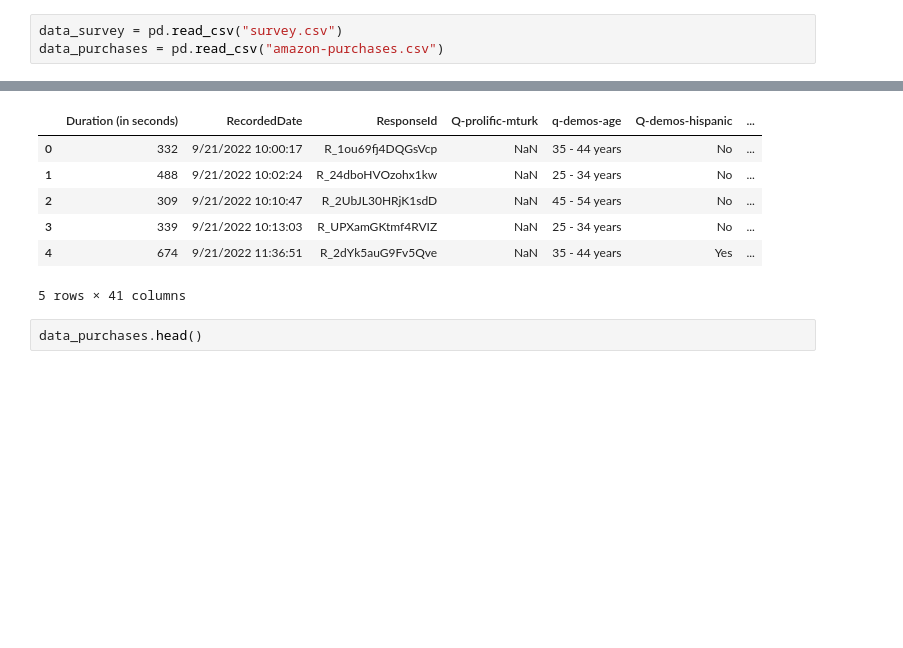
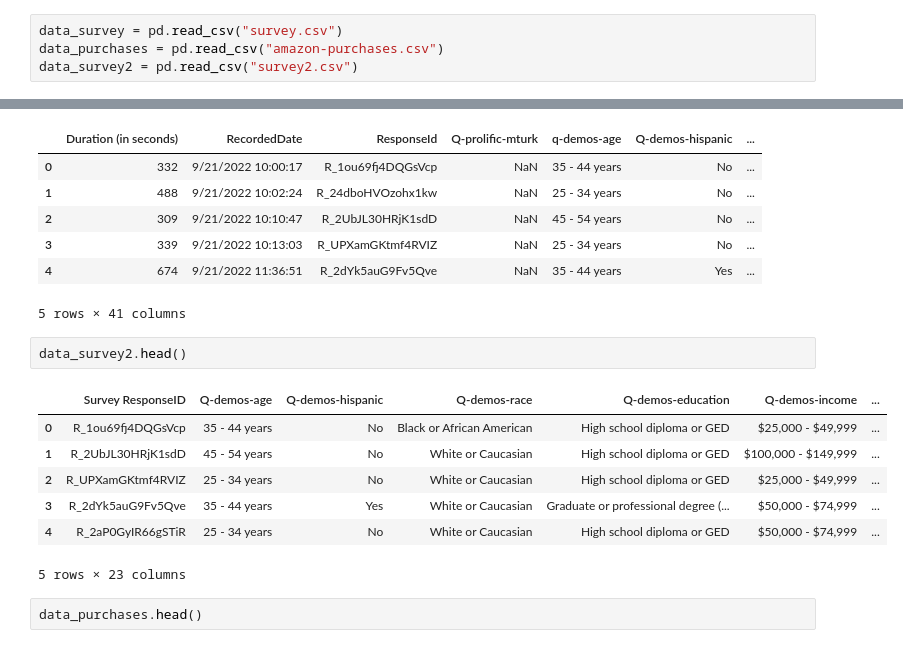
Before and after one commit to Th-msc-data-2026-ujav/Segmentacion-de-clientes-Samsung-SioW-SoW-y-Pow, a Jupyter notebook: analisis exploratorio/analisis_exploratorio.ipynb, the cells around one changed output, grey strips where cells are left out. Saved outputs shown, nothing was run; the diff lists cells and outputs as text; blank space fills up the shorter version.

```diff
--- a/analisis exploratorio/analisis_exploratorio.ipynb
+++ b/analisis exploratorio/analisis_exploratorio.ipynb
@@ -5,6 +5,7 @@ import pyod
 # %%
 data_survey = pd.read_csv("survey.csv")
 data_purchases = pd.read_csv("amazon-purchases.csv")
+data_survey2 = pd.read_csv("survey2.csv")
 # %%
 data_survey.head()
 # %% [output]
@@ -15,6 +16,16 @@ data_survey.head()
 | 3 | 339 | 9/21/2022 10:13:03 | R_UPXamGKtmf4RVIZ | NaN | 25 - 34 years | No | ... |
 | 4 | 674 | 9/21/2022 11:36:51 | R_2dYk5auG9Fv5Qve | NaN | 35 - 44 years | Yes | ... |
 5 rows × 41 columns
+# %%
+data_survey2.head()
+# %% [output]
+|  | Survey ResponseID | Q-demos-age | Q-demos-hispanic | Q-demos-race | Q-demos-education | Q-demos-income | ... |
+| 0 | R_1ou69fj4DQGsVcp | 35 - 44 years | No | Black or African American | High school diploma or GED | $25,000 - $49,999 | ... |
+| 1 | R_2UbJL30HRjK1sdD | 45 - 54 years | No | White or Caucasian | High school diploma or GED | $100,000 - $149,999 | ... |
+| 2 | R_UPXamGKtmf4RVIZ | 25 - 34 years | No | White or Caucasian | High school diploma or GED | $25,000 - $49,999 | ... |
+| 3 | R_2dYk5auG9Fv5Qve | 35 - 44 years | Yes | White or Caucasian | Graduate or professional degree (... | $50,000 - $74,999 | ... |
+| 4 | R_2aP0GyIR66gSTiR | 25 - 34 years | No | White or Caucasian | High school diploma or GED | $50,000 - $74,999 | ... |
+5 rows × 23 columns
 # %%
 data_purchases.head()
 # %% [output]
```
Also changed, not shown: parts of 17 cells of this notebook.
